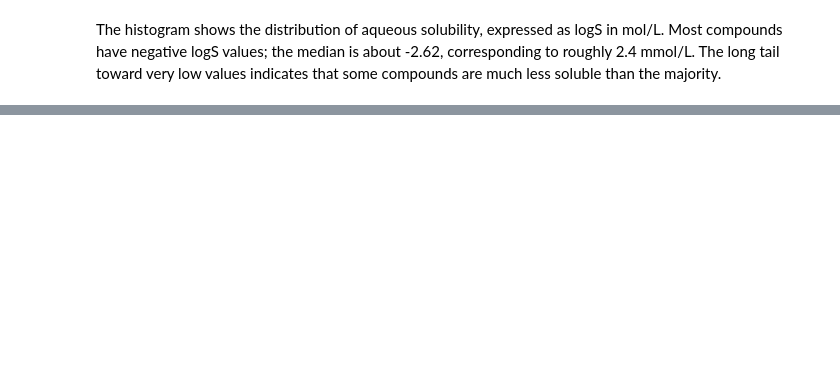
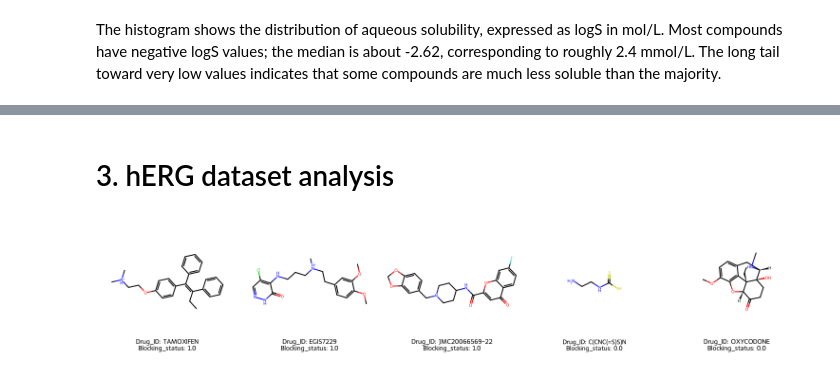
Before and after one commit to erinsoppelsa/Data-Project-for-Cheminformatics-class, a Jupyter notebook: notebooks/01_data_exploration.ipynb, the cells around one changed output, grey strips where cells are left out. Drawn from its saved outputs; the diff is of its cells as text; code cells hidden in the pictures; blank space fills up the shorter version.

Commit message:
Merged hERG and solubility datasets analysis, solved the duplicate data directory problem

```diff
--- a/notebooks/01_data_exploration.ipynb
+++ b/notebooks/01_data_exploration.ipynb
@@ -36,22 +33,20 @@ if str(project_root) not in sys.path:
 
 from src.preprocessing import canonicalize_smiles
 # %%
-from pathlib import Path
-
 from tdc.single_pred import ADME, Tox
 import pandas as pd
 
-# Save datasets in the project-level data/raw directory
-raw_dir = Path("../data/raw")
+# Save datasets in the project-level data directory
+raw_dir = project_root / "data"
 raw_dir.mkdir(parents=True, exist_ok=True)
 
 # Load regression dataset
-solubility = ADME(name="Solubility_AqSolDB")
+solubility = ADME(name="Solubility_AqSolDB", path=str(raw_dir))
 df_reg = solubility.get_data()
 df_reg.to_csv(raw_dir / "solubility_aqsoldb.tab", sep="\t", index=False)
 
 # Load classification dataset
-herg = Tox(name="hERG")
+herg = Tox(name="hERG", path=str(raw_dir))
 df_clf = herg.get_data()
 df_clf.to_csv(raw_dir / "herg.tab", sep="\t", index=False)
 
@@ -281,16 +282,0 @@ Missing hERG: 0
-# %%
-initial_rows = len(df_reg)
-
-df_reg = df_reg.dropna(subset=["SMILES", "Solubility"]).copy()
-
-print("Rows removed:", initial_rows - len(df_reg))
-print("Rows remaining:", len(df_reg))
-display (df_reg.head())
-
-initial_rows = len(df_clf)
-
-df_clf = df_clf.dropna(subset=["SMILES", "Blocking_status"]).copy()
-
-print("Rows removed:", initial_rows - len(df_clf))
-print("Rows remaining:", len(df_clf))
-display (df_clf.head())
@@ -313,0 +283,23 @@ Rows remaining: 655
+# %% [markdown]
+# 3. hERG dataset analysis
+# %%
+# Visualization of some molecules from the dataset
+n = 5
+df_sample= df_clf.sample(n)
+
+smiles = df_sample["SMILES"].values
+legends = [
+    f"Drug_ID: {drug_id}\nBlocking_status: {hERG_blocking}"
+    for drug_id, hERG_blocking in zip(
+        df_sample["Drug_ID"], df_sample["Blocking_status"]
+    )
+]
+molecs = [Chem.MolFromSmiles(smile) for smile in smiles]
+
+display(Draw.MolsToGridImage(
+    molecs,
+    molsPerRow=5,
+    subImgSize=(300, 300),
+    legends=legends))
+# %% [output]
+[figure, added]
```
Also changed, not shown: parts of 17 cells of this notebook, 13 other files.
